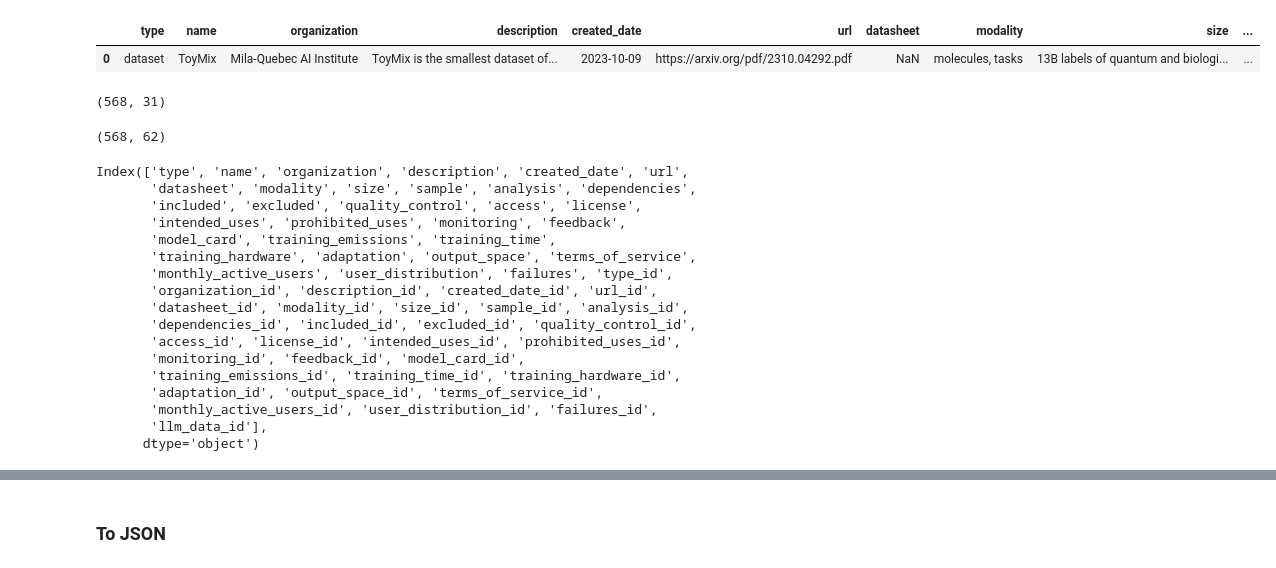
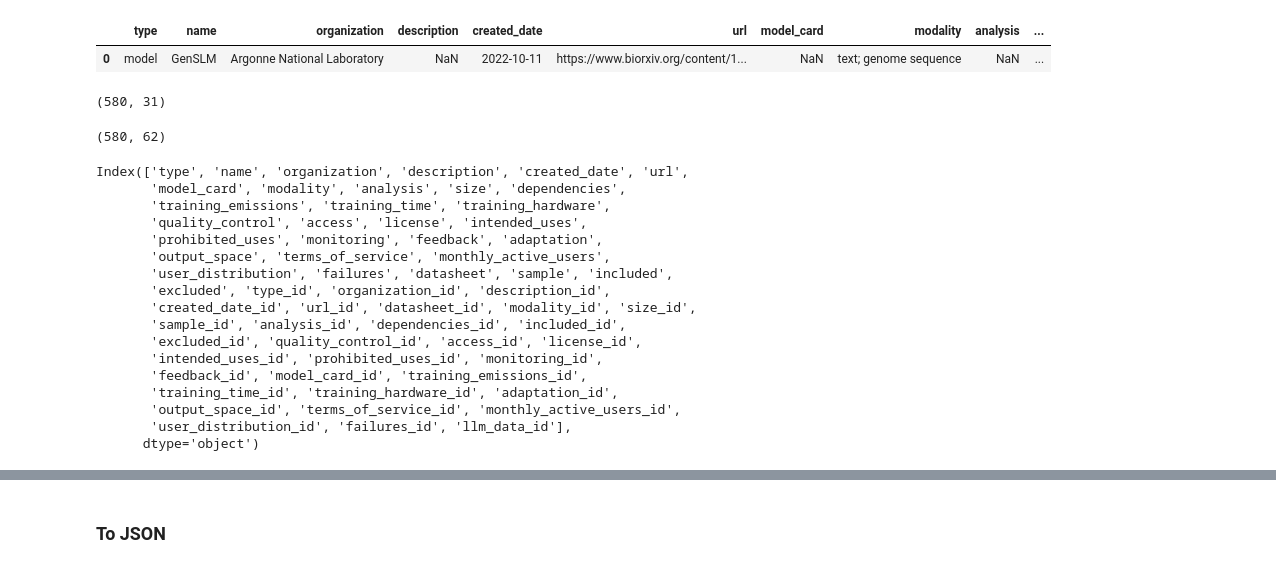
Before and after one commit to big-byte-theory/Lighthouse, a Jupyter notebook: cleaned_tables/TestDBTables/CleanDataTest.ipynb, the cells around one changed output, grey strips where cells are left out. Cells and saved outputs as stored; diff of their text form; code cells hidden in the pictures.

```diff
--- a/cleaned_tables/TestDBTables/CleanDataTest.ipynb
+++ b/cleaned_tables/TestDBTables/CleanDataTest.ipynb
@@ -9,17 +9,17 @@ from json import loads, dumps
 import json
 # %%
 # Load the dataset
-assets = pd.read_csv('assets.csv')
+assets = pd.read_csv('all_assets.csv')
 #Quick Check
 pd.set_option('display.max_columns', None)
 assets.head(1)
 # %% [output]
-|  | type | name | organization | description | created_date | url | datasheet | modality | size | ... |
-| 0 | dataset | ToyMix | Mila-Quebec AI Institute | ToyMix is the smallest dataset of... | 2023-10-09 | https://arxiv.org/pdf/2310.04292.pdf | NaN | molecules, tasks | 13B labels of quantum and biologi... | ... |
+|  | type | name | organization | description | created_date | url | model_card | modality | analysis | ... |
+| 0 | model | GenSLM | Argonne National Laboratory | NaN | 2022-10-11 | https://www.biorxiv.org/content/1... | NaN | text; genome sequence | NaN | ... |
 # %%
 assets.shape
 # %% [output]
-(568, 31)
+(580, 31)
 # %%
 # Replace empty values with a specific string
 non_empty_assets = assets.fillna('unknown')
@@ -54,26 +54,26 @@ def cleaning(df):
 clean_assets = cleaning(non_empty_assets)
 clean_assets.shape
 # %% [output]
-(568, 62)
+(580, 62)
 # %%
 clean_assets.columns
 # %% [output]
 Index(['type', 'name', 'organization', 'description', 'created_date', 'url',
-       'datasheet', 'modality', 'size', 'sample', 'analysis', 'dependencies',
-       'included', 'excluded', 'quality_control', 'access', 'license',
-       'intended_uses', 'prohibited_uses', 'monitoring', 'feedback',
-       'model_card', 'training_emissions', 'training_time',
-       'training_hardware', 'adaptation', 'output_space', 'terms_of_service',
-       'monthly_active_users', 'user_distribution', 'failures', 'type_id',
-       'organization_id', 'description_id', 'created_date_id', 'url_id',
-       'datasheet_id', 'modality_id', 'size_id', 'sample_id', 'analysis_id',
-       'dependencies_id', 'included_id', 'excluded_id', 'quality_control_id',
-       'access_id', 'license_id', 'intended_uses_id', 'prohibited_uses_id',
-       'monitoring_id', 'feedback_id', 'model_card_id',
-       'training_emissions_id', 'training_time_id', 'training_hardware_id',
-       'adaptation_id', 'output_space_id', 'terms_of_service_id',
-       'monthly_active_users_id', 'user_distribution_id', 'failures_id',
-       'llm_data_id'],
+       'model_card', 'modality', 'analysis', 'size', 'dependencies',
+       'training_emissions', 'training_time', 'training_hardware',
+       'quality_control', 'access', 'license', 'intended_uses',
+       'prohibited_uses', 'monitoring', 'feedback', 'adaptation',
+       'output_space', 'terms_of_service', 'monthly_active_users',
+       'user_distribution', 'failures', 'datasheet', 'sample', 'included',
+       'excluded', 'type_id', 'organization_id', 'description_id',
+       'created_date_id', 'url_id', 'datasheet_id', 'modality_id', 'size_id',
+       'sample_id', 'analysis_id', 'dependencies_id', 'included_id',
+       'excluded_id', 'quality_control_id', 'access_id', 'license_id',
+       'intended_uses_id', 'prohibited_uses_id', 'monitoring_id',
+       'feedback_id', 'model_card_id', 'training_emissions_id',
+       'training_time_id', 'training_hardware_id', 'adaptation_id',
+       'output_space_id', 'terms_of_service_id', 'monthly_active_users_id',
+       'user_distribution_id', 'failures_id', 'llm_data_id'],
       dtype='object')
 # %%
 clean_assets
```
Also changed, not shown: parts of 5 cells of this notebook, 19 other files.
